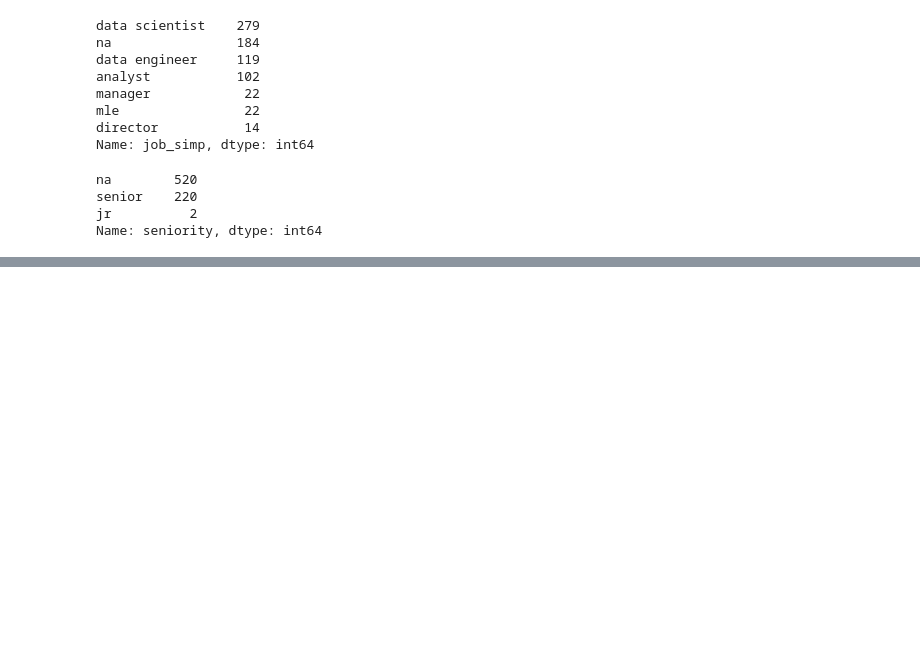
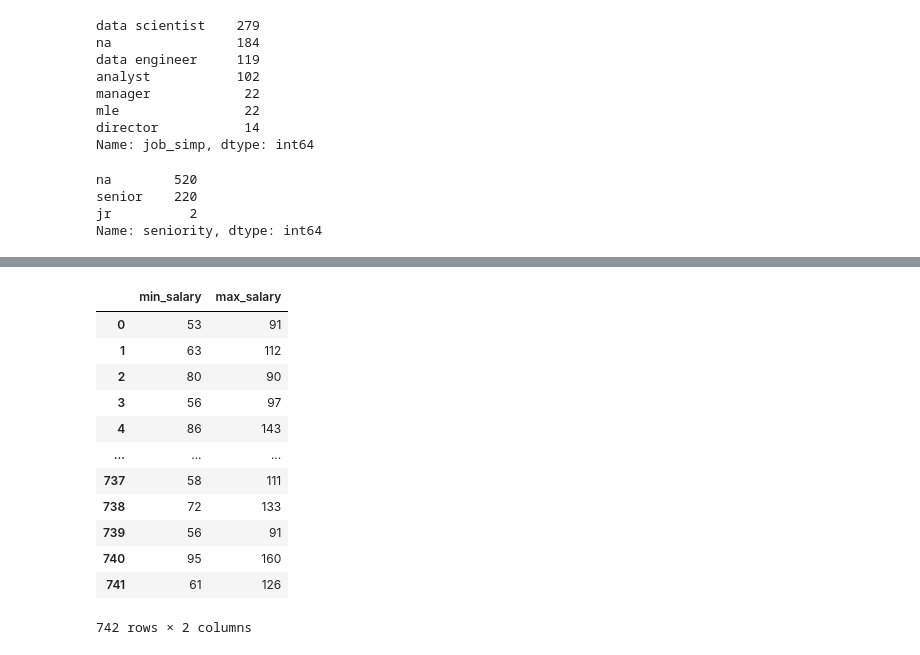
Before and after one commit to BibekRai44/DS_salary, a Jupyter notebook: project building/eda.ipynb, the cells around one changed output, grey strips where cells are left out. Saved outputs shown, nothing was run; the diff lists cells and outputs as text; code cells hidden in the pictures; blank space fills up the shorter version.

```diff
--- a/project building/eda.ipynb
+++ b/project building/eda.ipynb
@@ -174,3 +174,7 @@ na        520
 senior    220
 jr          2
 Name: seniority, dtype: int64
+# %%
+#fixing job state(los angeles)
+
+df['job_state']=df['job_state'].apply(lambda x:x.strip() if x.strip().lower() != 'los angeles' else 'CA')
@@ -176,0 +258,16 @@ Name: seniority, dtype: int64
+# %%
+df[['min_salary','max_salary']]
+# %% [output]
+|  | min_salary | max_salary |
+| 0 | 53 | 91 |
+| 1 | 63 | 112 |
+| 2 | 80 | 90 |
+| 3 | 56 | 97 |
+| 4 | 86 | 143 |
+| ... | ... | ... |
+| 737 | 58 | 111 |
+| 738 | 72 | 133 |
+| 739 | 56 | 91 |
+| 740 | 95 | 160 |
+| 741 | 61 | 126 |
+742 rows × 2 columns
```
Also changed, not shown: parts of 10 cells of this notebook.
